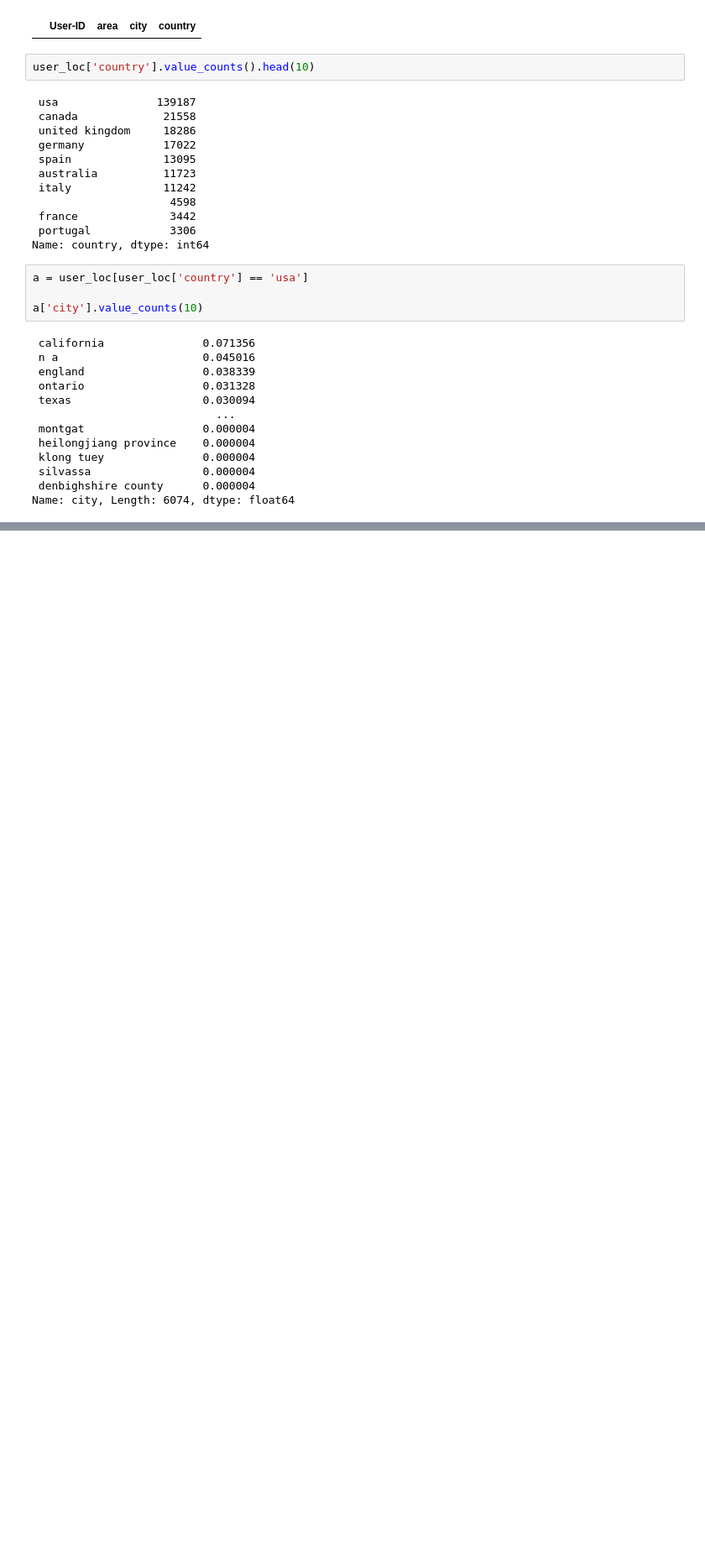
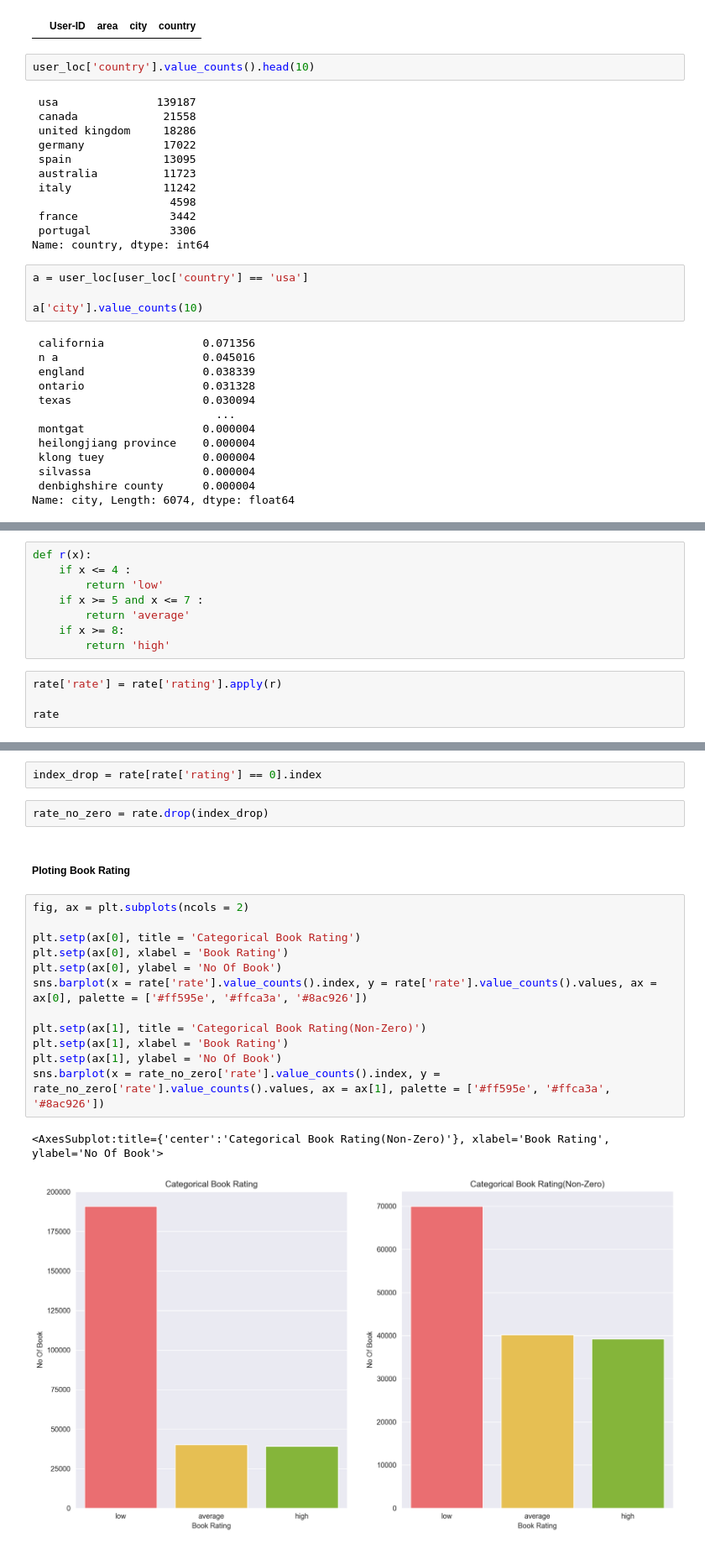
Before and after one commit to kunal-mallick/Book_Recommendation, a Jupyter notebook: Data Preprocessing & EDA/EDA.ipynb, the cells around one changed output, grey strips where cells are left out. Shown: that part at 84% size. Drawn from its saved outputs; the diff is of its cells as text; blank space fills up the shorter version.

```diff
--- a/Data Preprocessing & EDA/EDA.ipynb
+++ b/Data Preprocessing & EDA/EDA.ipynb
@@ -358,0 +425,12 @@ user_loc['country'] = 'usa'
+# %%
+def r(x):
+    if x <= 4 :
+        return 'low'
+    if x >= 5 and x <= 7 :
+        return 'average'
+    if x >= 8:
+        return 'high'
+# %%
+rate['rate'] = rate['rating'].apply(r)
+
+rate
@@ -358,0 +451,21 @@ user_loc['country'] = 'usa'
+# %%
+index_drop = rate[rate['rating'] == 0].index
+# %%
+rate_no_zero = rate.drop(index_drop)
+# %% [markdown]
+##### Ploting Book Rating
+# %%
+fig, ax = plt.subplots(ncols = 2)
+
+plt.setp(ax[0], title = 'Categorical Book Rating')
+plt.setp(ax[0], xlabel = 'Book Rating')
+plt.setp(ax[0], ylabel = 'No Of Book')
+sns.barplot(x = rate['rate'].value_counts().index, y = rate['rate'].value_counts().values, ax = ax[0], palette = ['#ff595e', '#ffca3a', '#8ac926'])
+
+plt.setp(ax[1], title = 'Categorical Book Rating(Non-Zero)')
+plt.setp(ax[1], xlabel = 'Book Rating')
+plt.setp(ax[1], ylabel = 'No Of Book')
+sns.barplot(x = rate_no_zero['rate'].value_counts().index, y = rate_no_zero['rate'].value_counts().values, ax = ax[1], palette = ['#ff595e', '#ffca3a', '#8ac926'])
+# %% [output]
+<AxesSubplot:title={'center':'Categorical Book Rating(Non-Zero)'}, xlabel='Book Rating', ylabel='No Of Book'>
+[figure, added]
```
Also changed, not shown: parts of 20 cells of this notebook.
